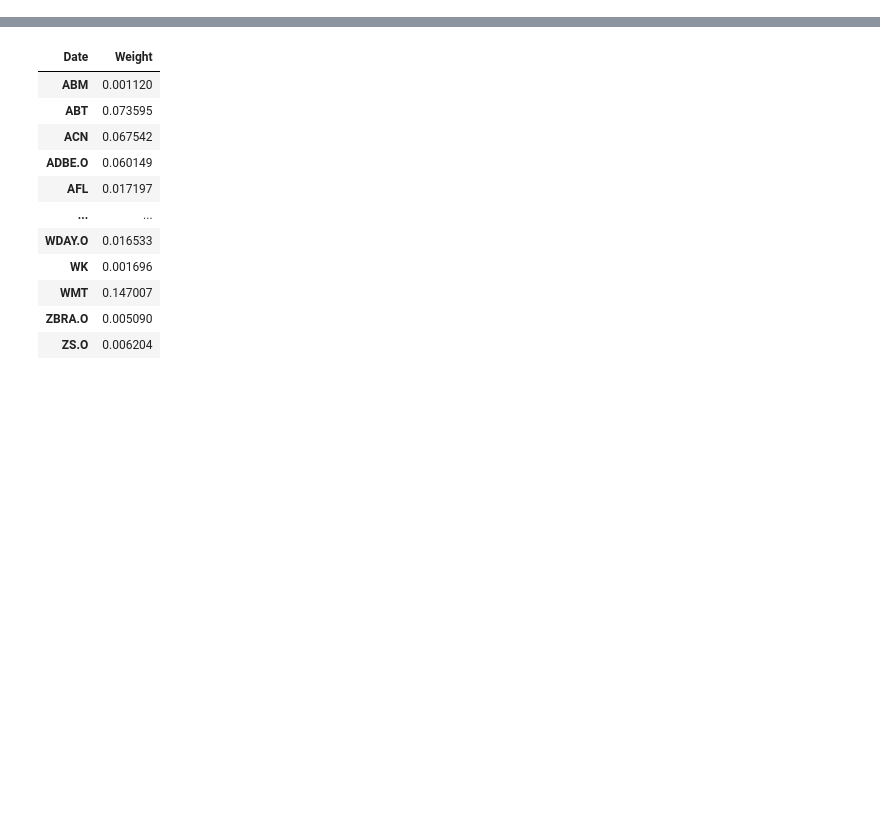
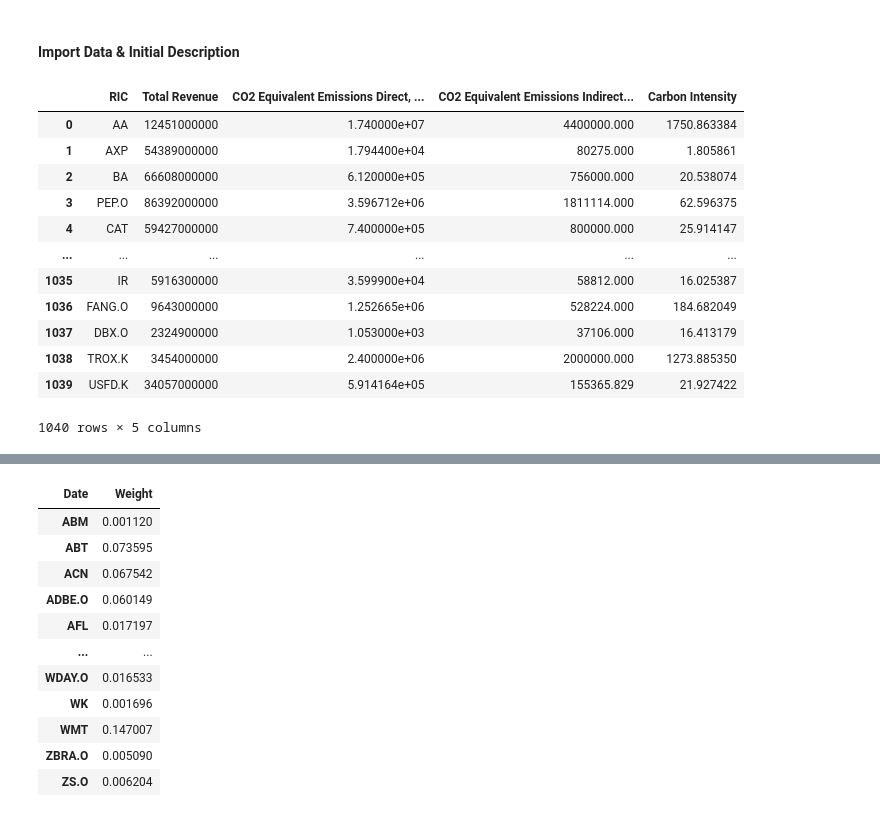
Before and after one commit to gav-conn/GDS_IndividualProject, a Jupyter notebook: PortfolioConstruction.ipynb, the cells around one changed output, grey strips where cells are left out. Saved outputs shown, nothing was run; the diff lists cells and outputs as text; code cells hidden in the pictures; blank space fills up the shorter version.

```diff
--- a/PortfolioConstruction.ipynb
+++ b/PortfolioConstruction.ipynb
@@ -9,6 +9,8 @@ from pypfopt.expected_returns import mean_historical_return
 from sqlalchemy import create_engine
 import numpy as np
 import cvxpy as cp
+# %% [markdown]
+#### Import Data & Initial Description
 # %%
 engine = create_engine('sqlite:///GDS_IndividualProject.db', echo=False)
 
@@ -17,4 +19,20 @@ df_mkt_cap = pd.read_sql_table('market_cap', con=engine, index_col='Date')
 df_sector = pd.read_sql_table('sectors', con=engine)
 df_emissions = pd.read_sql_table('emissions', con=engine)
 df_esg = pd.read_sql_table('esg', con=engine)
+# %%
+df_emissions
+# %% [output]
+|  | RIC | Total Revenue | CO2 Equivalent Emissions Direct, ... | CO2 Equivalent Emissions Indirect... | Carbon Intensity |
+| 0 | AA | 12451000000 | 1.740000e+07 | 4400000.000 | 1750.863384 |
+| 1 | AXP | 54389000000 | 1.794400e+04 | 80275.000 | 1.805861 |
+| 2 | BA | 66608000000 | 6.120000e+05 | 756000.000 | 20.538074 |
+| 3 | PEP.O | 86392000000 | 3.596712e+06 | 1811114.000 | 62.596375 |
+| 4 | CAT | 59427000000 | 7.400000e+05 | 800000.000 | 25.914147 |
+| ... | ... | ... | ... | ... | ... |
+| 1035 | IR | 5916300000 | 3.599900e+04 | 58812.000 | 16.025387 |
+| 1036 | FANG.O | 9643000000 | 1.252665e+06 | 528224.000 | 184.682049 |
+| 1037 | DBX.O | 2324900000 | 1.053000e+03 | 37106.000 | 16.413179 |
+| 1038 | TROX.K | 3454000000 | 2.400000e+06 | 2000000.000 | 1273.885350 |
+| 1039 | USFD.K | 34057000000 | 5.914164e+05 | 155365.829 | 21.927422 |
+1040 rows × 5 columns
 # %%
```
Also changed, not shown: parts of 52 cells of this notebook, 3 other files.
